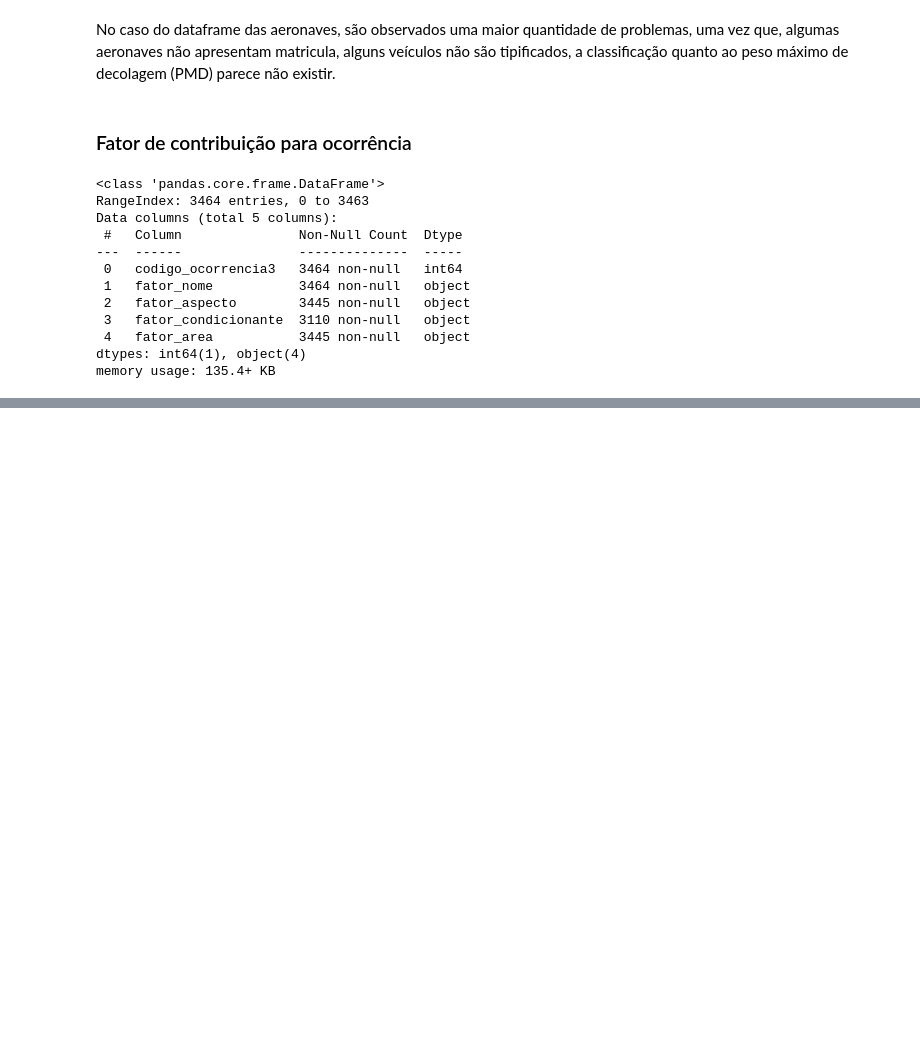
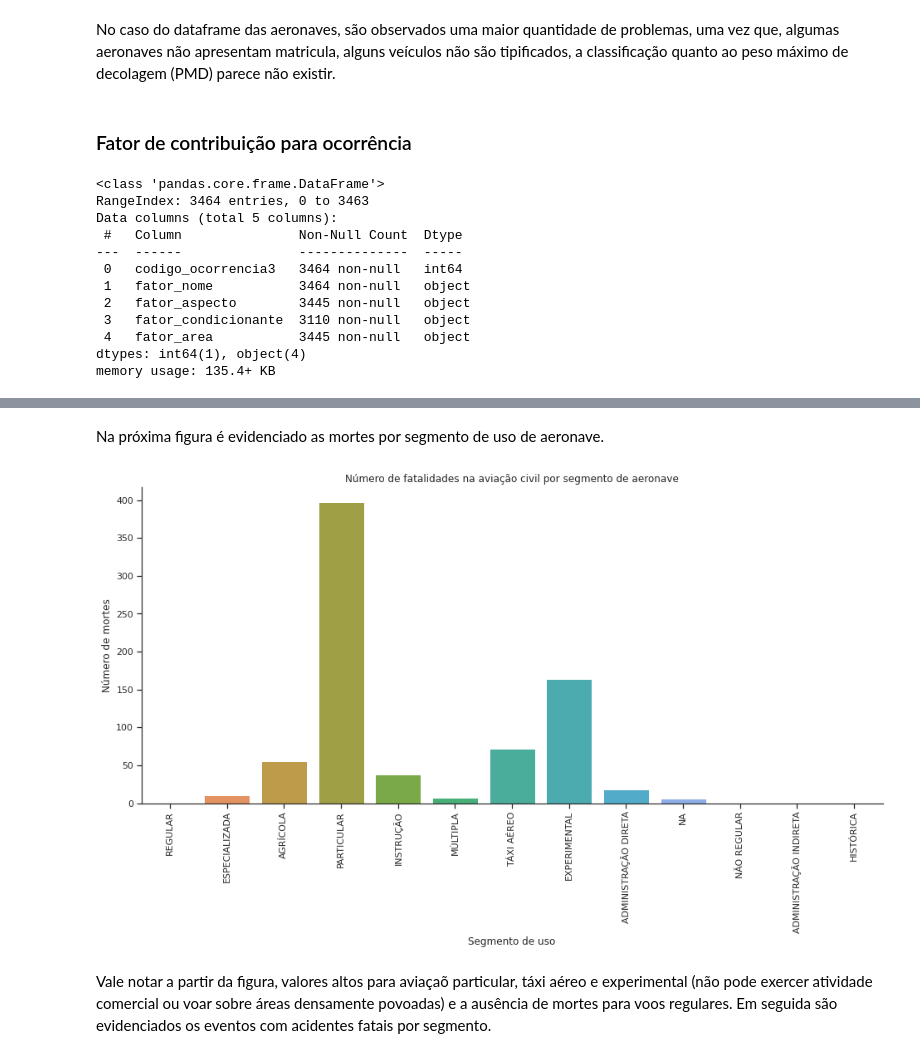
Before and after one commit to JaildoR/cenipa_analise, a Jupyter notebook: notebooks/Analise CENIPA.ipynb, the cells around one changed output, grey strips where cells are left out. Saved outputs shown, nothing was run; the diff lists cells and outputs as text; code cells hidden in the pictures; blank space fills up the shorter version.

```diff
--- a/notebooks/Analise CENIPA.ipynb
+++ b/notebooks/Analise CENIPA.ipynb
@@ -197,0 +485,19 @@ memory usage: 135.4+ KB
+# %% [markdown]
+Na próxima figura é evidenciado as mortes por segmento de uso de aeronave.
+# %%
+plt.figure(figsize=(16, 7))
+plot3 = sns.barplot(x = "aeronave_registro_segmento",
+                    y="aeronave_fatalidades_total",
+                    estimator=sum,
+                    ci = None,
+                    data = plot_aero_df )
+
+plot3.set(title =  "Número de fatalidades na aviação civil por segmento de aeronave",
+          ylabel = "Número de mortes",
+          xlabel = "Segmento de uso")
+plt.xticks(rotation = 90)
+plt.show()
+# %% [output]
+[figure, added]
+# %% [markdown]
+Vale notar a partir da figura, valores altos para aviaçaõ particular, táxi aéreo e experimental (não pode exercer atividade comercial ou voar sobre áreas densamente povoadas) e a ausência de mortes para voos regulares. Em seguida são evidenciados os eventos com acidentes fatais por segmento.
```
Also changed, not shown: parts of 51 cells of this notebook, 4 other files.
